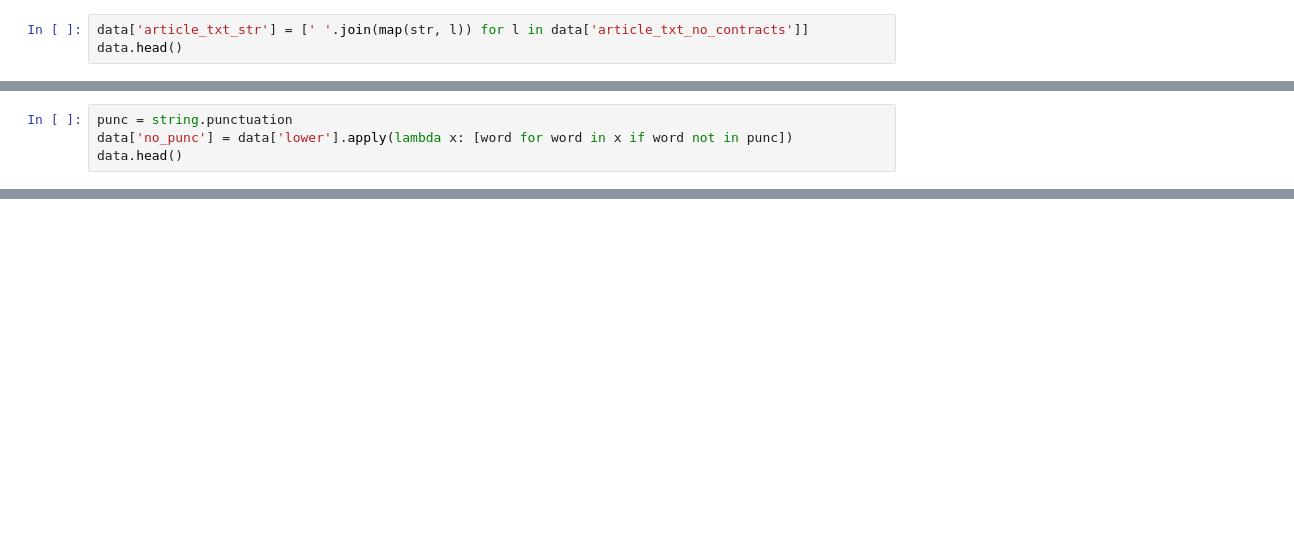
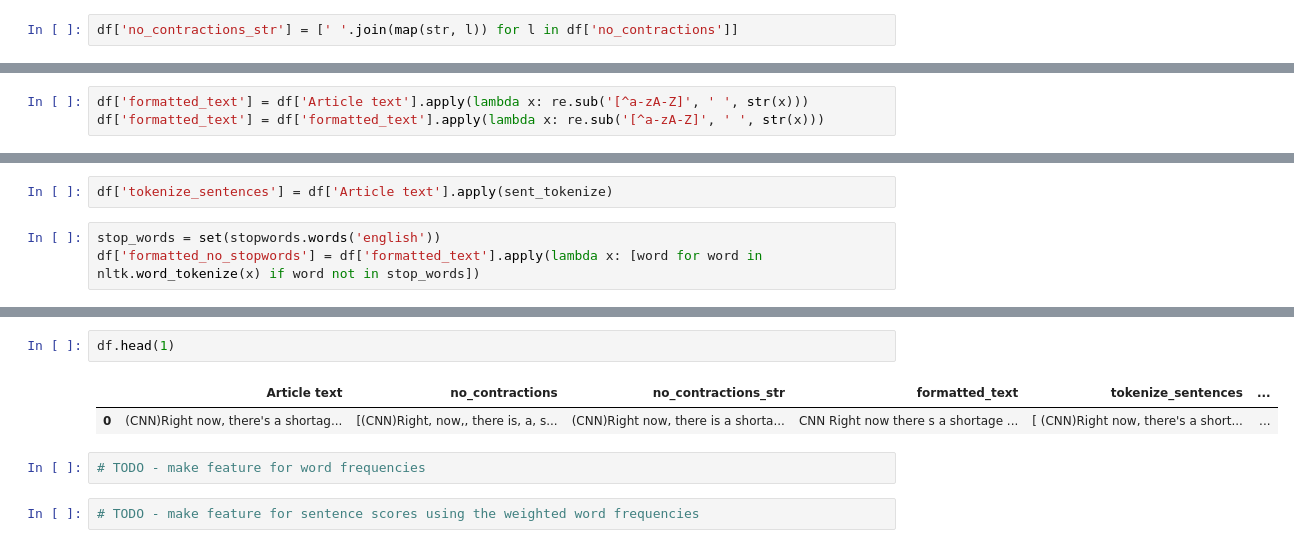
Before and after one commit to mturner49/8600-deep-learning-project, a Jupyter notebook: 8600-deep-learning-project.ipynb, the cells around one changed output, grey strips where cells are left out. Cells and saved outputs as stored; diff of their text form; blank space fills up the shorter version.

```diff
--- a/8600-deep-learning-project.ipynb
+++ b/8600-deep-learning-project.ipynb
@@ -62,3 +51,2 @@ data.head()
 # %%
-data['article_txt_str'] = [' '.join(map(str, l)) for l in data['article_txt_no_contracts']]
-data.head()
+df['no_contractions_str'] = [' '.join(map(str, l)) for l in df['no_contractions']]
@@ -91,0 +53,3 @@ data.head()
+# %%
+df['formatted_text'] = df['Article text'].apply(lambda x: re.sub('[^a-zA-Z]', ' ', str(x)))
+df['formatted_text'] = df['formatted_text'].apply(lambda x: re.sub('[^a-zA-Z]', ' ', str(x)))
@@ -92,4 +61,5 @@ data.head()
+# %%
+df['tokenize_sentences'] = df['Article text'].apply(sent_tokenize)
 # %%
-punc = string.punctuation
-data['no_punc'] = data['lower'].apply(lambda x: [word for word in x if word not in punc])
-data.head()
+stop_words = set(stopwords.words('english'))
+df['formatted_no_stopwords'] = df['formatted_text'].apply(lambda x: [word for word in nltk.word_tokenize(x) if word not in stop_words])
@@ -113,0 +66,9 @@ data.head()
+# %%
+df.head(1)
+# %% [output]
+|  | Article text | no_contractions | no_contractions_str | formatted_text | tokenize_sentences | ... |
+| 0 | (CNN)Right now, there's a shortag... | [(CNN)Right, now,, there is, a, s... | (CNN)Right now, there is a shorta... | CNN Right now there s a shortage ... | [ (CNN)Right now, there's a short... | ... |
+# %%
+# TODO - make feature for word frequencies
+# %%
+# TODO - make feature for sentence scores using the weighted word frequencies
```
Also changed, not shown: parts of 13 cells of this notebook.
